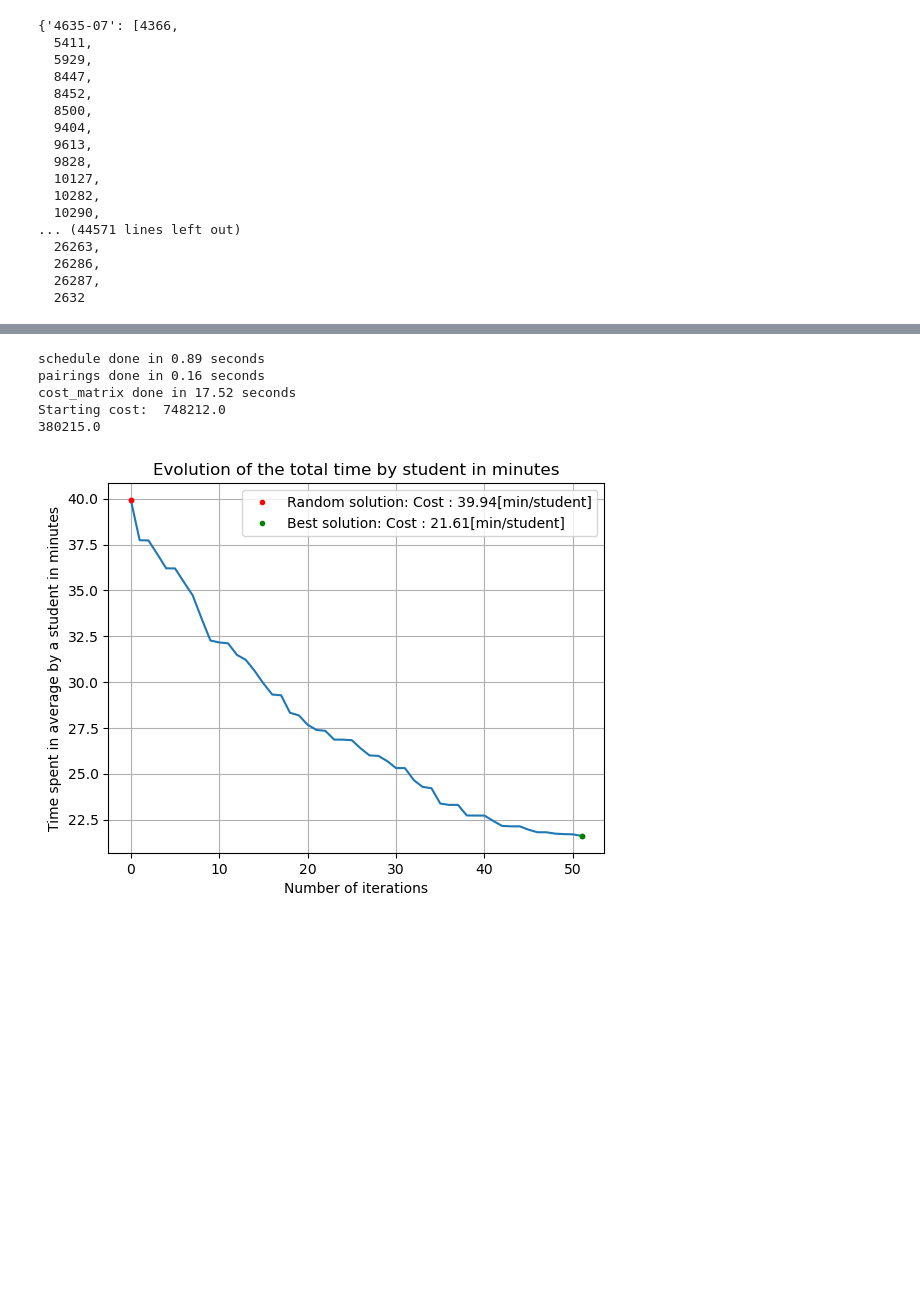
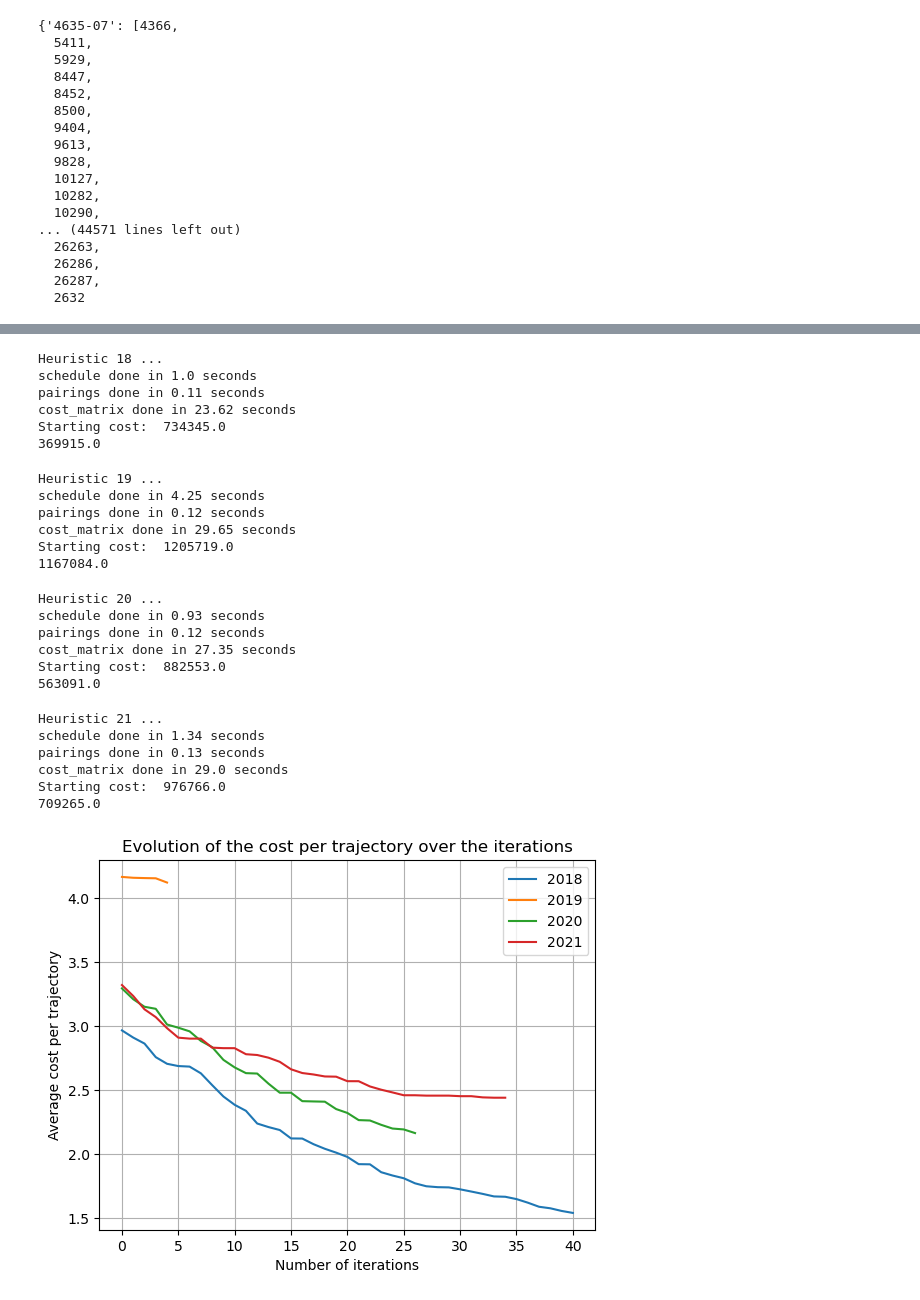
Before and after one commit to Opeka-2201/DO23-Room_Optimizer_DONE, a Jupyter notebook: heuristic.ipynb, the cells around one changed output, grey strips where cells are left out. Cells and saved outputs as stored; diff of their text form; code cells hidden in the pictures; blank space fills up the shorter version.

```diff
--- a/heuristic.ipynb
+++ b/heuristic.ipynb
@@ -381,22 +411,59 @@ def all_in_one(events, rooms, stu_by_evnt,flows, full_distances):
     return best_pairing, best_matrix, best_schedule, save_tables
 # %%
-best_pairing, best_matrix, best_schedule, save_tables = all_in_one(events18, rooms, stu_by_evnt18, flows18, full_distances)
+print("Heuristic 18 ...")
+best_pairing18, best_matrix18, best_schedule18, save_tables18 = all_in_one(events18, rooms, stu_by_evnt18, flows18, full_distances, n= 20)
 # %% [output]
-schedule done in 0.89 seconds
-pairings done in 0.16 seconds
-cost_matrix done in 17.52 seconds
-Starting cost:  748212.0
-380215.0
+Heuristic 18 ...
+schedule done in 1.0 seconds
+pairings done in 0.11 seconds
+cost_matrix done in 23.62 seconds
+Starting cost:  734345.0
+369915.0
-# %%
-results = np.array(save_tables)/len(evnt_by_stu18)
-plt.plot(results)
-plt.xlabel("Number of iterations")
-plt.ylabel("Time spent in average by a student in minutes")
-plt.plot([0, 0], [results[0], results[0]], 'r.', label="Random solution: Cost : " + str(round(results[0], 2)) + "[min/student]")
-plt.plot([len(results)-1,len(results)-1],[results[-1],results[-1]],'g.', label = "Best solution: Cost : " + str(round(results[-1],2)) + "[min/student]")
-plt.title("Evolution of the total time by student in minutes")
-plt.grid()
-plt.legend()
-plt.savefig("figs/cost.png")
-# %% [output]
-[figure, removed]
+# %%
+print("Heuristic 19 ...")
+best_pairing19, best_matrix19, best_schedule19, save_tables19 = all_in_one(events19, rooms, stu_by_evnt19, flows19, full_distances, n=35)
+# %% [output]
+Heuristic 19 ...
+schedule done in 4.25 seconds
+pairings done in 0.12 seconds
+cost_matrix done in 29.65 seconds
+Starting cost:  1205719.0
+1167084.0
+# %%
+print("Heuristic 20 ...")
+best_pairing20, best_matrix20, best_schedule20, save_tables20 = all_in_one(events20, rooms, stu_by_evnt20, flows20, full_distances, n=20)
+# %% [output]
+Heuristic 20 ...
+schedule done in 0.93 seconds
+pairings done in 0.12 seconds
+cost_matrix done in 27.35 seconds
+Starting cost:  882553.0
+563091.0
+# %%
+print("Heuristic 21 ...")
+best_pairing21, best_matrix21, best_schedule21, save_tables21 = all_in_one(events21, rooms, stu_by_evnt21, flows21, full_distances, n= 35)
+# %% [output]
+Heuristic 21 ...
+schedule done in 1.34 seconds
+pairings done in 0.13 seconds
+cost_matrix done in 29.0 seconds
+Starting cost:  976766.0
+709265.0
+# %%
+results18 = np.array(save_tables18)/flows18.notnull().sum().sum()
+results19 = np.array(save_tables19)/flows19.notnull().sum().sum()
+results20 = np.array(save_tables20)/flows20.notnull().sum().sum()
+results21 = np.array(save_tables21)/flows21.notnull().sum().sum()
+
+plt.plot(results18, label = "2018")
+plt.plot(results19, label = "2019")
+plt.plot(results20, label = "2020")
+plt.plot(results21, label = "2021")
+plt.legend()
+plt.grid()
+plt.xlabel("Number of iterations")
+plt.ylabel("Average cost per trajectory")
+plt.title("Evolution of the cost per trajectory over the iterations")
+plt.savefig("figs/cost_per_trajectory.svg")
+# %% [output]
+[figure, added]
```
Also changed, not shown: parts of 23 cells of this notebook, 38 other files.
